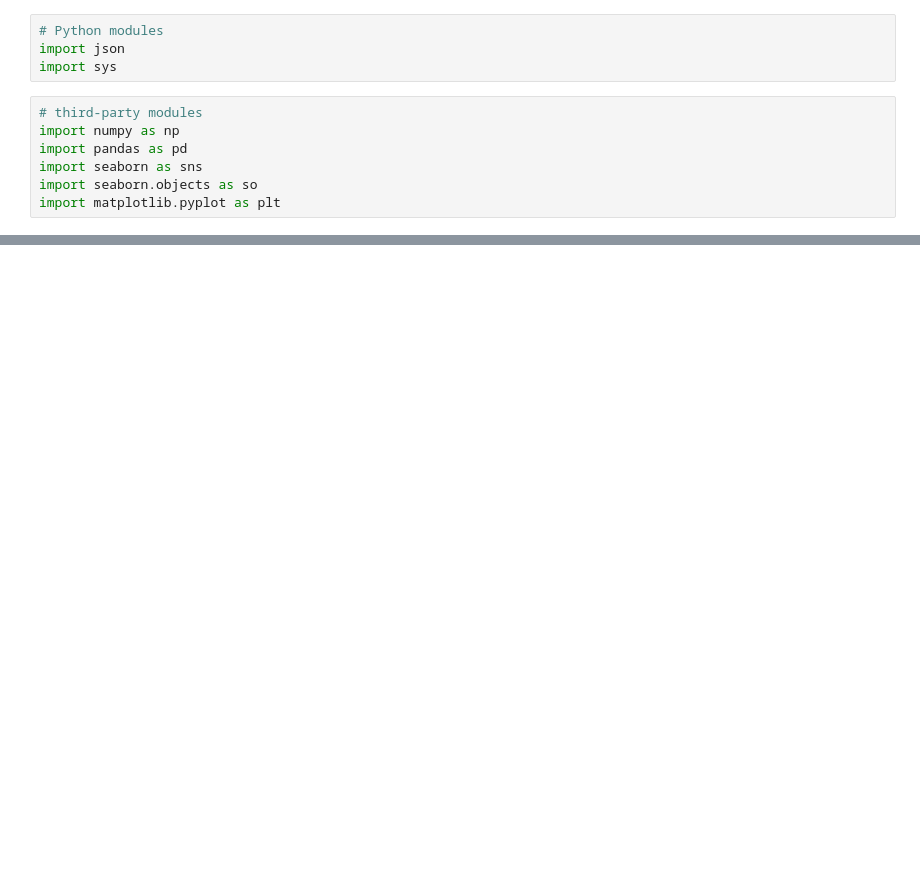
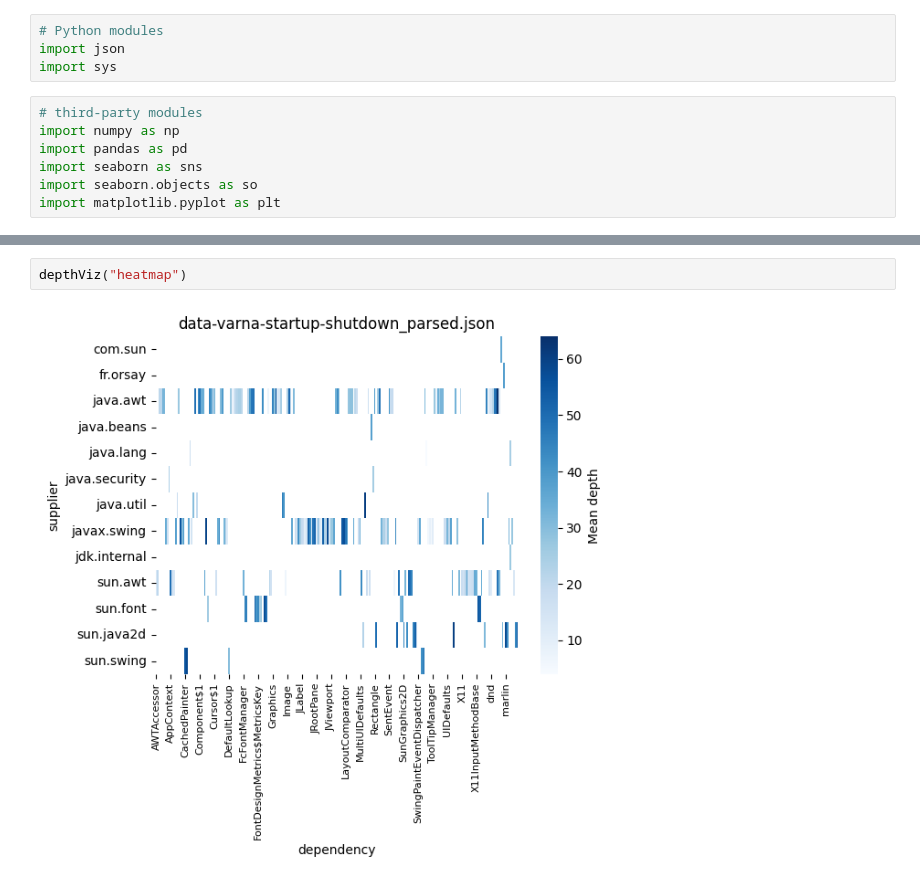
Before and after one commit to rethread-studio/rethread, a Jupyter notebook: code/NWL2022/visualization/traceVisualizations.ipynb, the cells around one changed output, grey strips where cells are left out. Saved outputs shown, nothing was run; the diff lists cells and outputs as text; blank space fills up the shorter version.

```diff
--- a/code/NWL2022/visualization/traceVisualizations.ipynb
+++ b/code/NWL2022/visualization/traceVisualizations.ipynb
@@ -53,0 +81,4 @@ depthViz(filename, "relplot")
+# %%
+depthViz("heatmap")
+# %% [output]
+[figure, added]
```
Also changed, not shown: parts of 9 cells of this notebook.
